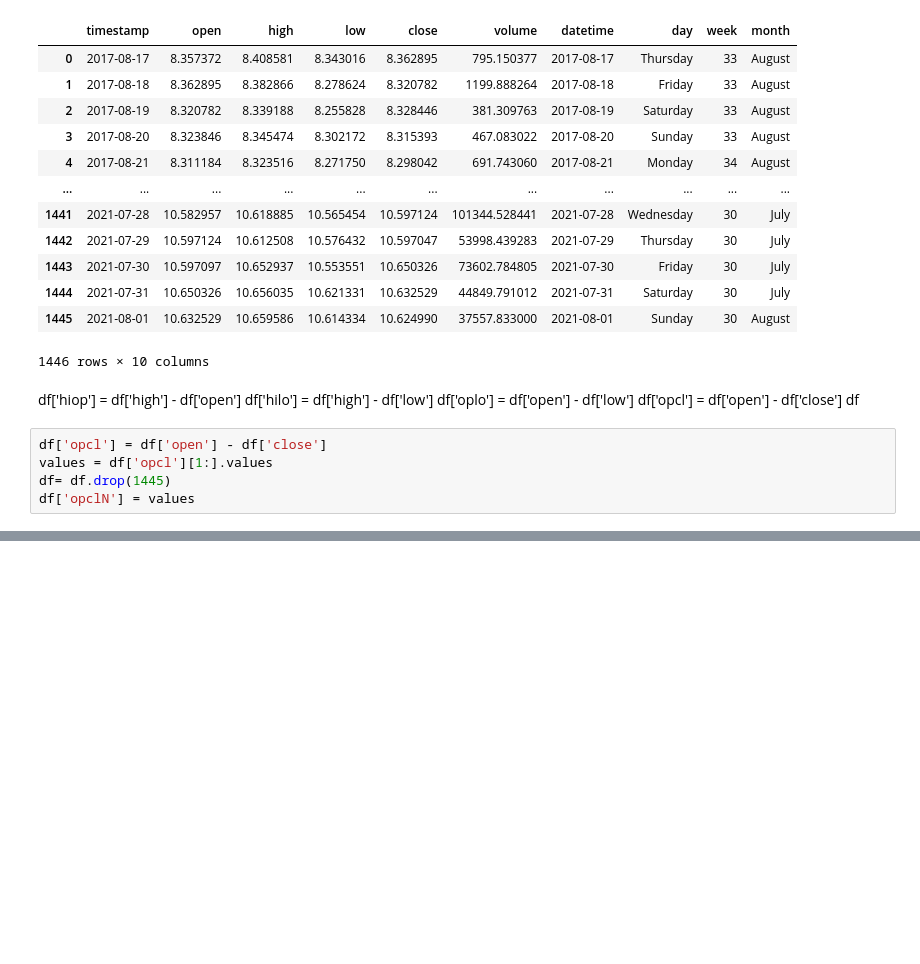
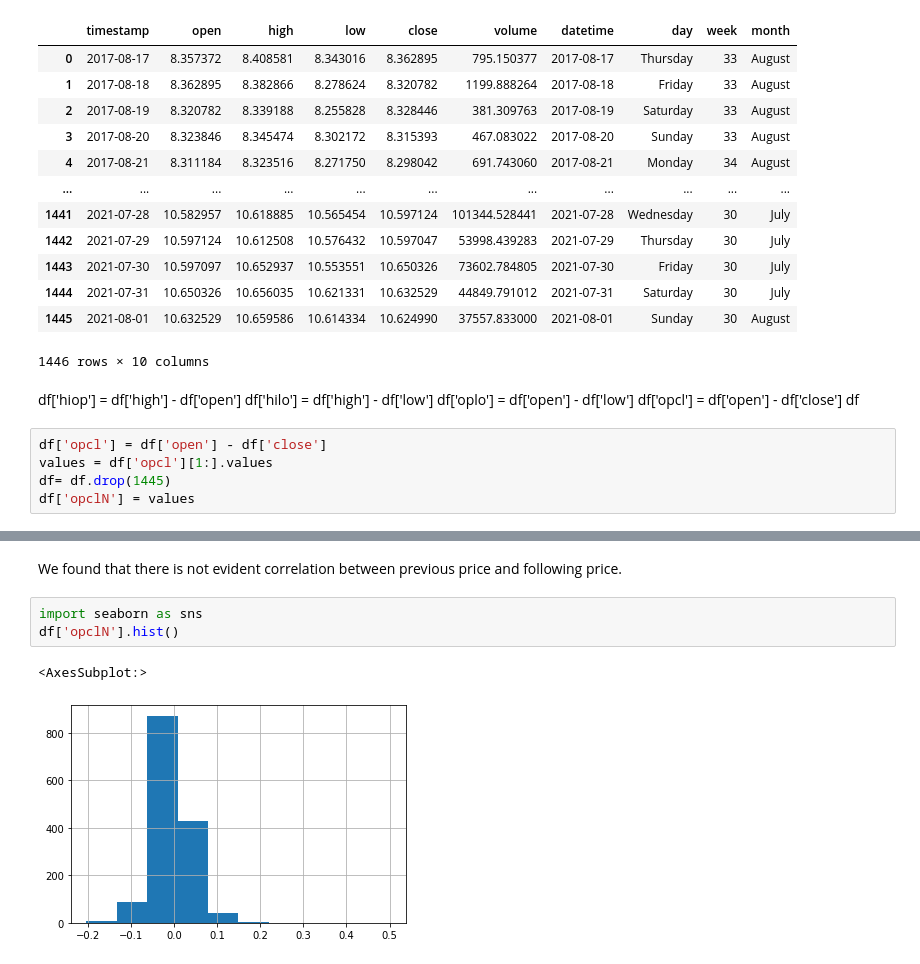
Before and after one commit to zachHFT/Optimal-Cryptocurrency-Trading-Strategies, a Jupyter notebook: eda.ipynb, the cells around one changed output, grey strips where cells are left out. Saved outputs shown, nothing was run; the diff lists cells and outputs as text; blank space fills up the shorter version.

Commit message:
Some graphs

```diff
--- a/eda.ipynb
+++ b/eda.ipynb
@@ -139,0 +127,8 @@ Text(0.5, 1.0, 'Volume and weekday')
+# %% [markdown]
+We found that there is not evident correlation between previous price and following price.
+# %%
+import seaborn as sns
+df['opclN'].hist()
+# %% [output]
+<AxesSubplot:>
+[figure, added]
```
Also changed, not shown: parts of 9 cells of this notebook.
